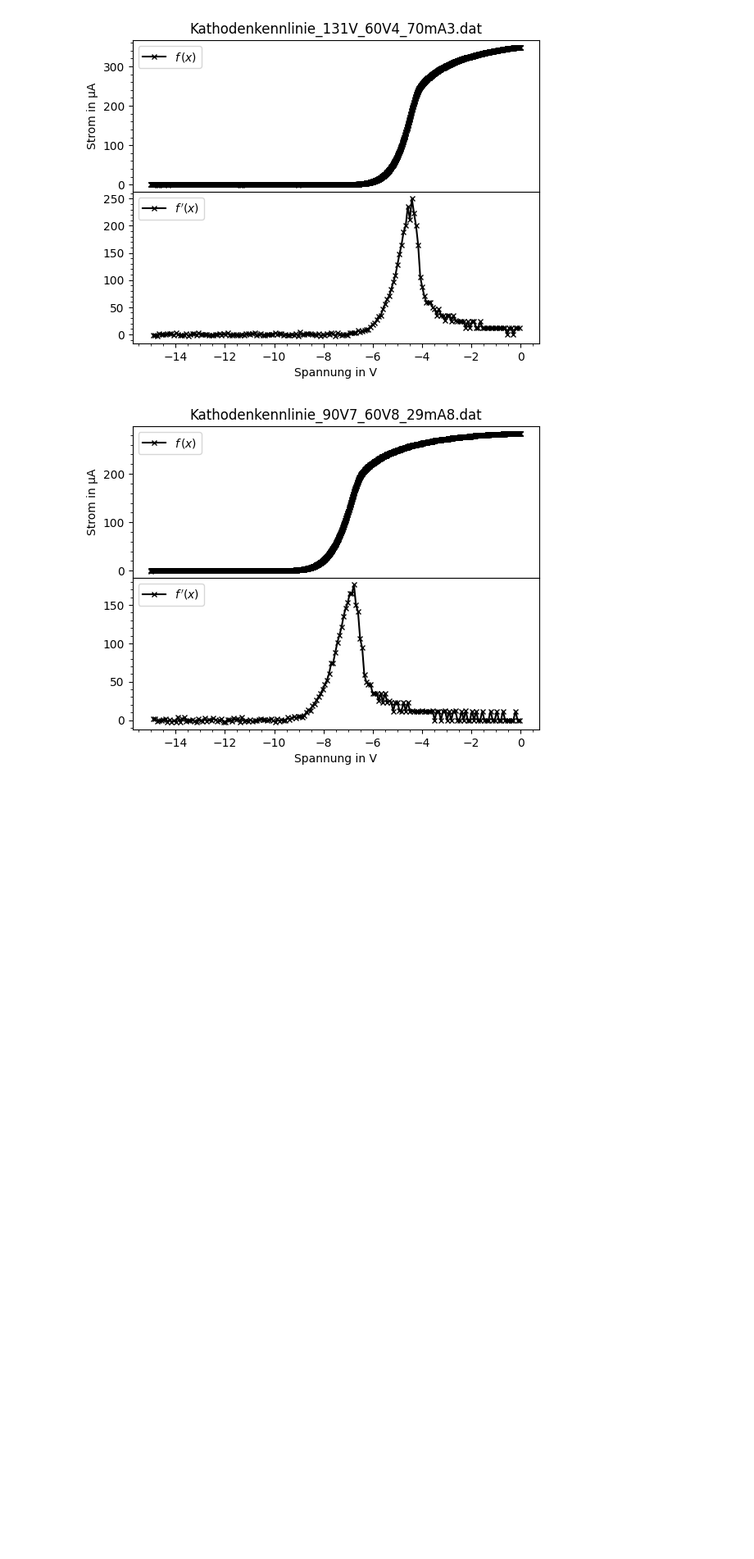
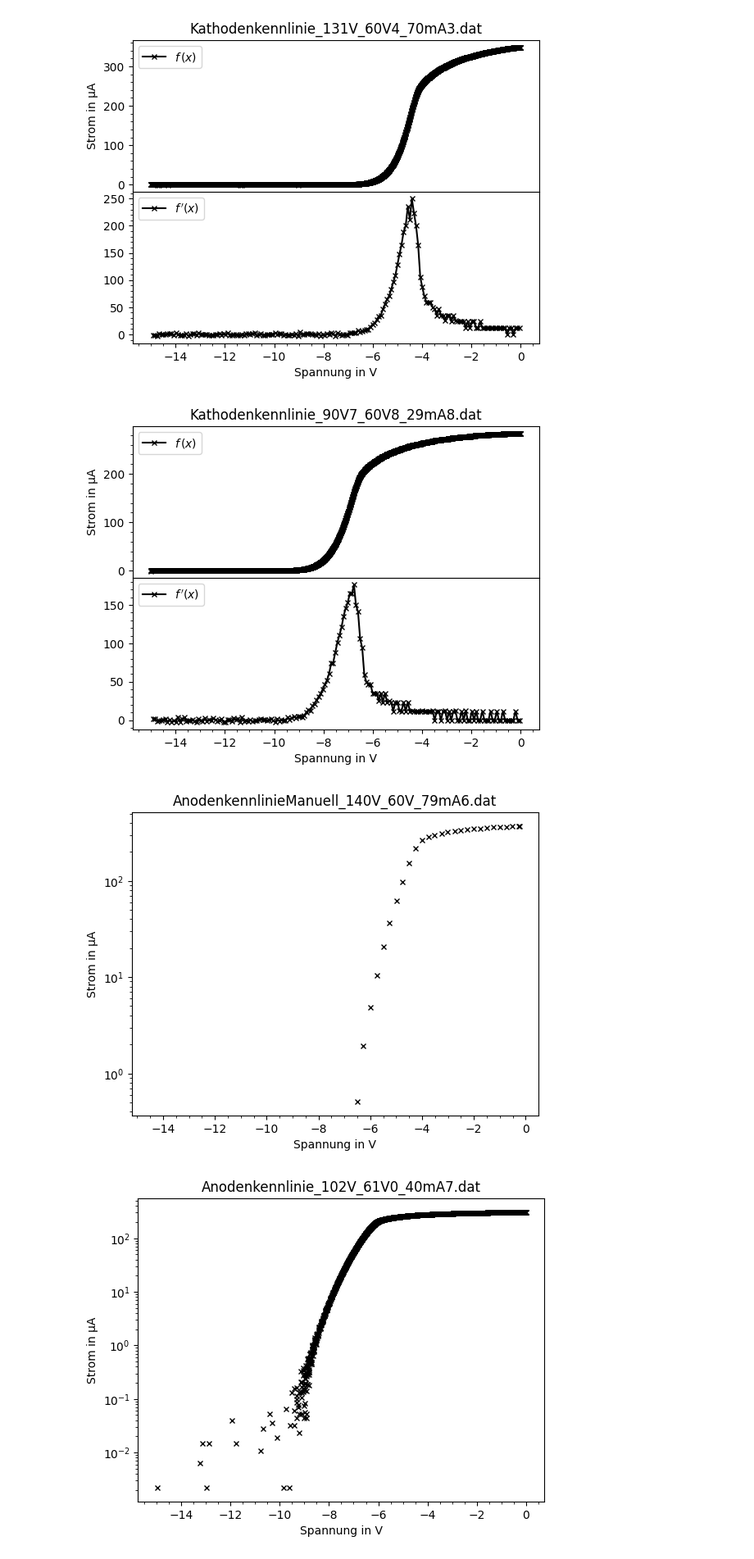
Before and after one commit to NicolasRohrbeck/fprak, a Jupyter notebook: scripts/langmuir.ipynb, the cells around one changed output. Shown at 82% size. Saved outputs shown, nothing was run; the diff lists cells and outputs as text; code cells hidden in the pictures; blank space fills up the shorter version.

Commit message:
log plots erstellen

```diff
--- a/scripts/langmuir.ipynb
+++ b/scripts/langmuir.ipynb
@@ -77,3 +77,30 @@ for file in os.listdir(r'../Messdaten/17112025_Langmuirsonden/'):
 [figure]
 [figure]
 [figure]
+# %%
+# Methode 2
+
+
+for file in os.listdir(r'../Messdaten/17112025_Langmuirsonden/'):
+    if file[-2] == 'x':
+        pass
+    elif len(file.split('_')) == 4: # Nur Anoden und Kathodenkennlinie ohne HHS
+        data = np.loadtxt(f'../Messdaten/17112025_Langmuirsonden/{file}', delimiter = '\t', skiprows=3)
+        U = data[:,0]
+        I = data[:,1]*1e6 # in µA
+        if file.split('_')[0] == 'Kathodenkennlinie':
+            U = U - max(U)
+        # plotten
+        fig, ax = plt.subplots()
+        ax.plot(U, I, 'xk', ms=4)
+        ax.set_xlabel('Spannung in V')
+        ax.set_ylabel('Strom in µA')
+        ax.set_title(file)
+        ax.set_yscale('log')
+        ax.minorticks_on()
+        figname = file.split('.')[0]
+        #plt.savefig(f'../Messdaten/17112025_Langmuirsonden/{figname}_logplot.png')
+        plt.show()
+# %% [output]
+[figure, added]
+[figure, added]
```
Also changed, not shown: parts of 2 cells of this notebook.
